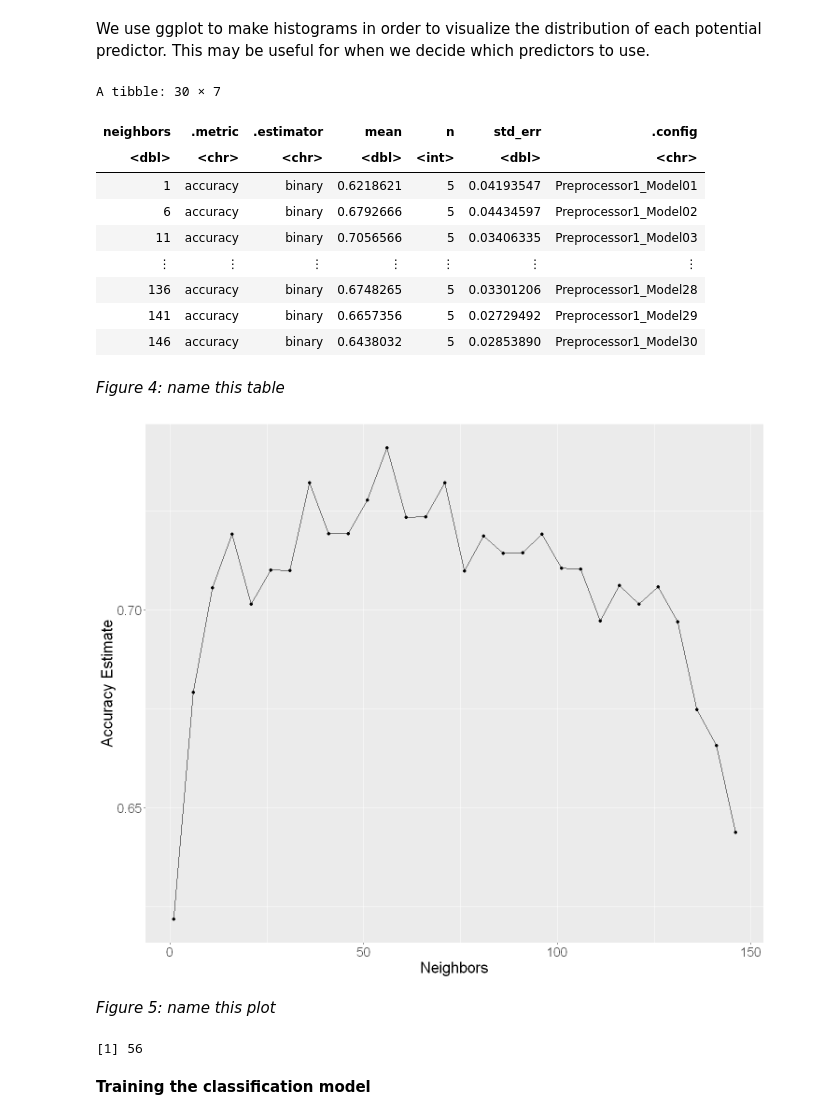
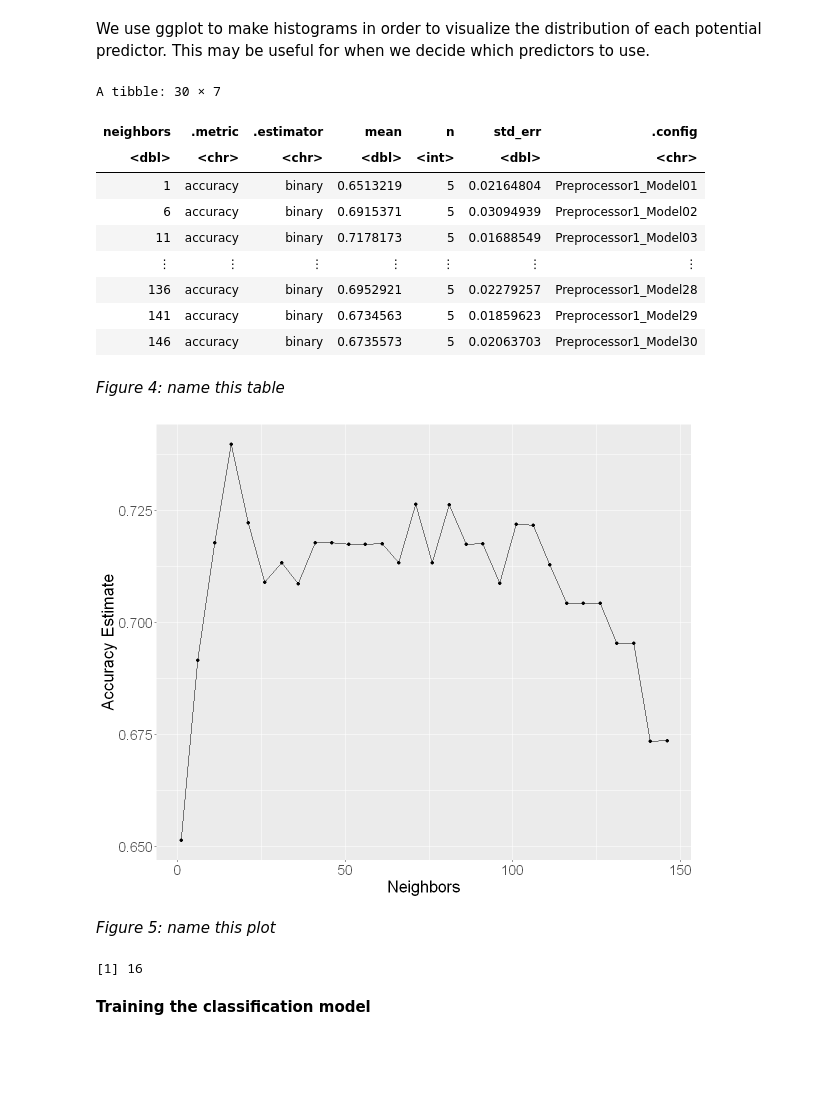
Before and after one commit to wu-jacob/dsci100-project, a Jupyter notebook: proposal.ipynb, the cells around one changed output. Drawn from its saved outputs; the diff is of its cells as text; code cells hidden in the pictures; blank space fills up the shorter version.

```diff
--- a/proposal.ipynb
+++ b/proposal.ipynb
@@ -150,3 +150,7 @@ heart_selected |>
         theme(text = element_text(size = 20))
 # %% [output]
 [figure]
+# %%
+heart_selected2 <- select(heart_data, age, thalach, oldpeak, num) |>
+    mutate(num = as_factor(case_when(num > 0 ~ 1, num == 0 ~ 0)))
+heart_selected2
@@ -155,7 +170,7 @@ heart_selected |>
 # %% [markdown]
 **Splitting training and testing data**
 # %%
-heart_split <- initial_split(heart_selected, prop = 0.75, strata = num)
+heart_split <- initial_split(heart_selected2, prop = 0.75, strata = num)
 heart_train <- training(heart_split)
 heart_test <- testing(heart_split)
 # %% [markdown]
@@ -178,7 +193,7 @@ A tibble: 2 × 5
 # %% [markdown]
 We use ggplot to make histograms in order to visualize the distribution of each potential predictor. This may be useful for when we decide which predictors to use.
 # %%
-set.seed(2000)
+set.seed(5000)
 heart_recipe <- recipe(num ~., data = heart_train) |>
   step_scale(all_predictors()) |>
   step_center(all_predictors())
@@ -205,25 +220,26 @@ accuracies
 A tibble: 30 × 7
 | neighbors | .metric | .estimator | mean | n | std_err | .config |
 | <dbl> | <chr> | <chr> | <dbl> | <int> | <dbl> | <chr> |
-| 1 | accuracy | binary | 0.6218621 | 5 | 0.04193547 | Preprocessor1_Model01 |
-| 6 | accuracy | binary | 0.6792666 | 5 | 0.04434597 | Preprocessor1_Model02 |
-| 11 | accuracy | binary | 0.7056566 | 5 | 0.03406335 | Preprocessor1_Model03 |
+| 1 | accuracy | binary | 0.6513219 | 5 | 0.02164804 | Preprocessor1_Model01 |
+| 6 | accuracy | binary | 0.6915371 | 5 | 0.03094939 | Preprocessor1_Model02 |
+| 11 | accuracy | binary | 0.7178173 | 5 | 0.01688549 | Preprocessor1_Model03 |
 | ⋮ | ⋮ | ⋮ | ⋮ | ⋮ | ⋮ | ⋮ |
-| 136 | accuracy | binary | 0.6748265 | 5 | 0.03301206 | Preprocessor1_Model28 |
-| 141 | accuracy | binary | 0.6657356 | 5 | 0.02729492 | Preprocessor1_Model29 |
-| 146 | accuracy | binary | 0.6438032 | 5 | 0.02853890 | Preprocessor1_Model30 |
+| 136 | accuracy | binary | 0.6952921 | 5 | 0.02279257 | Preprocessor1_Model28 |
+| 141 | accuracy | binary | 0.6734563 | 5 | 0.01859623 | Preprocessor1_Model29 |
+| 146 | accuracy | binary | 0.6735573 | 5 | 0.02063703 | Preprocessor1_Model30 |
 # %% [markdown]
 *Figure 4: name this table*
 # %%
+options(repr.plot.height = 8, repr.plot.width = 10)
 accuracy_vs_k <- ggplot(accuracies, aes(x = neighbors, y = mean)) +
     geom_point() +
     geom_line() +
     labs(x = "Neighbors", y = "Accuracy Estimate") +
     theme(text = element_text(size = 20))
 
 accuracy_vs_k
 # %% [output]
-[figure, old version]
+[figure, new version]
 # %% [markdown]
 *Figure 5: name this plot*
 # %%
@@ -234,7 +250,7 @@ k_best <- accuracies |>
     pull()
 k_best
 # %% [output]
-[1] 56
+[1] 16
 # %% [markdown]
 **Training the classification model**
 # %% [markdown]
```
Also changed, not shown: parts of 7 cells of this notebook.
